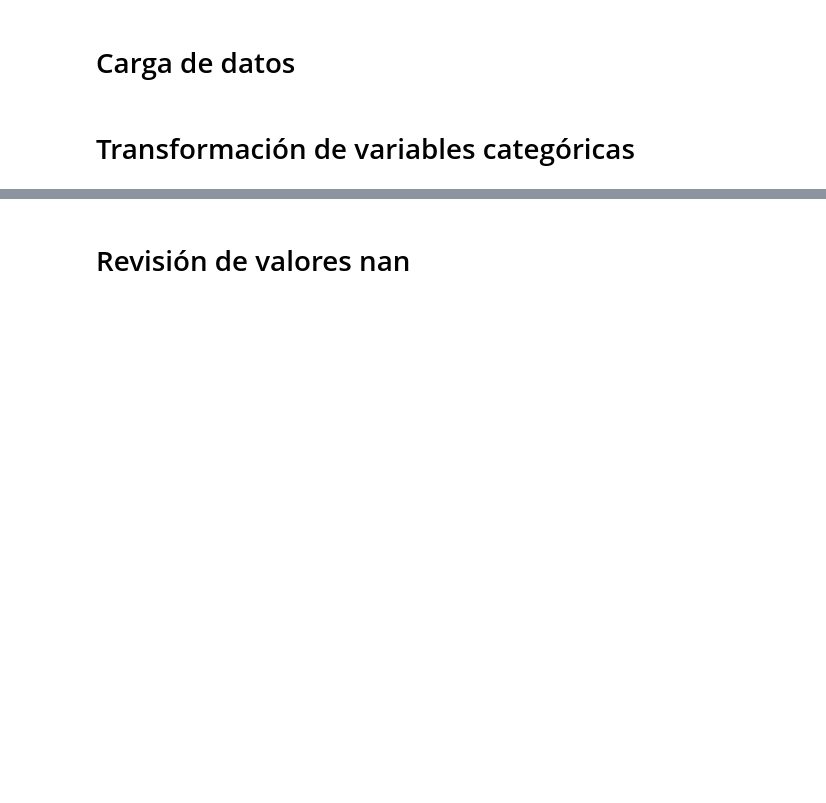
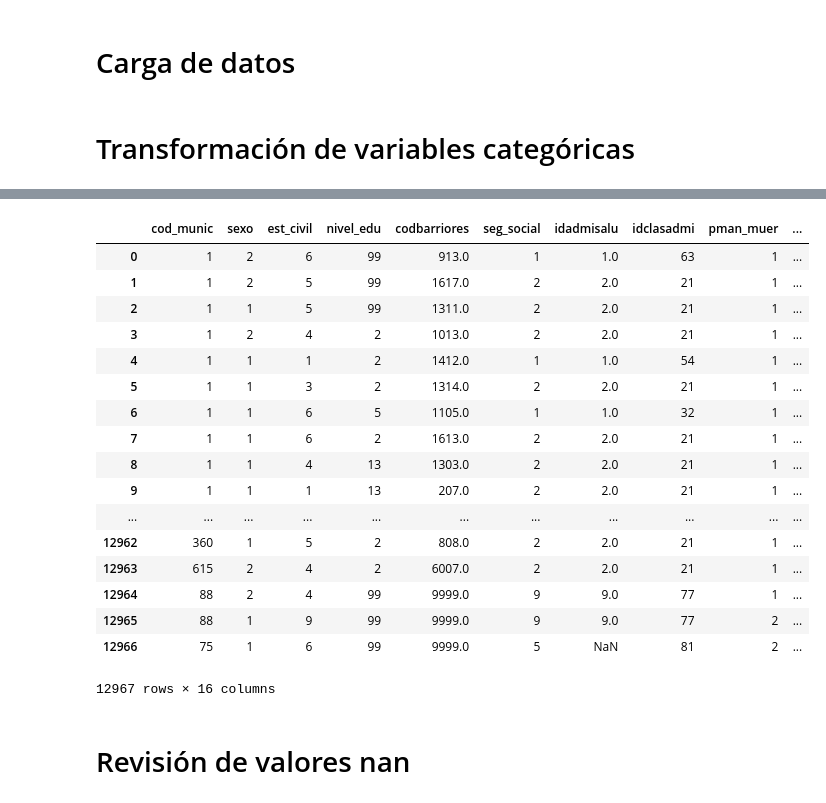
Before and after one commit to federovskys/Proyecto_Integrador_MachineLearning_MEData, a Jupyter notebook: defunciones_2015.ipynb, the cells around one changed output, grey strips where cells are left out. Saved outputs shown, nothing was run; the diff lists cells and outputs as text; code cells hidden in the pictures; blank space fills up the shorter version.

```diff
--- a/defunciones_2015.ipynb
+++ b/defunciones_2015.ipynb
@@ -101,3 +55,49 @@ df
+# %%
+#Para categorias específicas
+uniq_lab = np.unique(df['idclasadmi'])#Categorías de categoría idclasadmi
+for lab in uniq_lab:#Ciclo para cada categoría
+    df['idclasadmi'].replace(lab,np.where(uniq_lab == lab)[0][0].astype(int),inplace=True)  #Se reemplaza la variable categórica por la numérica
+
+uniq_lab = np.unique( df['n_dir1'])#Categorías de característica n_dir1
+for lab in uniq_lab:
+    df['n_dir1'].replace(lab,np.where(uniq_lab == lab)[0][0].astype(int),inplace=True)
+
+uniq_lab = np.unique( df['n_ant1'])#Categorías de característica n_ant1
+for lab in uniq_lab:
+    df['n_ant1'].replace(lab,np.where(uniq_lab == lab)[0][0].astype(int),inplace=True)
+
+uniq_lab = np.unique( df['n_ant2'])#Categorías de característica n_ant2
+for lab in uniq_lab:
+    df['n_ant2'].replace(lab,np.where(uniq_lab == lab)[0][0].astype(int),inplace=True)
+
+uniq_lab = np.unique( df['n_pat1'])#Categorías de característica n_pat1
+for lab in uniq_lab:
+    df['n_pat1'].replace(lab,np.where(uniq_lab == lab)[0][0].astype(int),inplace=True)
+
+uniq_lab = np.unique( df['n_bas1'])#Categorías de característica n_bas1
+for lab in uniq_lab:
+    df['n_bas1'].replace(lab,np.where(uniq_lab == lab)[0][0].astype(int),inplace=True)
+
+df
+# %% [output]
+|  | cod_munic | sexo | est_civil | nivel_edu | codbarriores | seg_social | idadmisalu | idclasadmi | pman_muer | ... |
+| 0 | 1 | 2 | 6 | 99 | 913.0 | 1 | 1.0 | 63 | 1 | ... |
+| 1 | 1 | 2 | 5 | 99 | 1617.0 | 2 | 2.0 | 21 | 1 | ... |
+| 2 | 1 | 1 | 5 | 99 | 1311.0 | 2 | 2.0 | 21 | 1 | ... |
+| 3 | 1 | 2 | 4 | 2 | 1013.0 | 2 | 2.0 | 21 | 1 | ... |
+| 4 | 1 | 1 | 1 | 2 | 1412.0 | 1 | 1.0 | 54 | 1 | ... |
+| 5 | 1 | 1 | 3 | 2 | 1314.0 | 2 | 2.0 | 21 | 1 | ... |
+| 6 | 1 | 1 | 6 | 5 | 1105.0 | 1 | 1.0 | 32 | 1 | ... |
+| 7 | 1 | 1 | 6 | 2 | 1613.0 | 2 | 2.0 | 21 | 1 | ... |
+| 8 | 1 | 1 | 4 | 13 | 1303.0 | 2 | 2.0 | 21 | 1 | ... |
+| 9 | 1 | 1 | 1 | 13 | 207.0 | 2 | 2.0 | 21 | 1 | ... |
+| ... | ... | ... | ... | ... | ... | ... | ... | ... | ... | ... |
+| 12962 | 360 | 1 | 5 | 2 | 808.0 | 2 | 2.0 | 21 | 1 | ... |
+| 12963 | 615 | 2 | 4 | 2 | 6007.0 | 2 | 2.0 | 21 | 1 | ... |
+| 12964 | 88 | 2 | 4 | 99 | 9999.0 | 9 | 9.0 | 77 | 1 | ... |
+| 12965 | 88 | 1 | 9 | 99 | 9999.0 | 9 | 9.0 | 77 | 2 | ... |
+| 12966 | 75 | 1 | 6 | 99 | 9999.0 | 5 | NaN | 81 | 2 | ... |
+12967 rows × 16 columns
 # %% [markdown]
 # Revisión de valores nan
 # %% [markdown]
```
Also changed, not shown: parts of 16 cells of this notebook, 1 other file.
